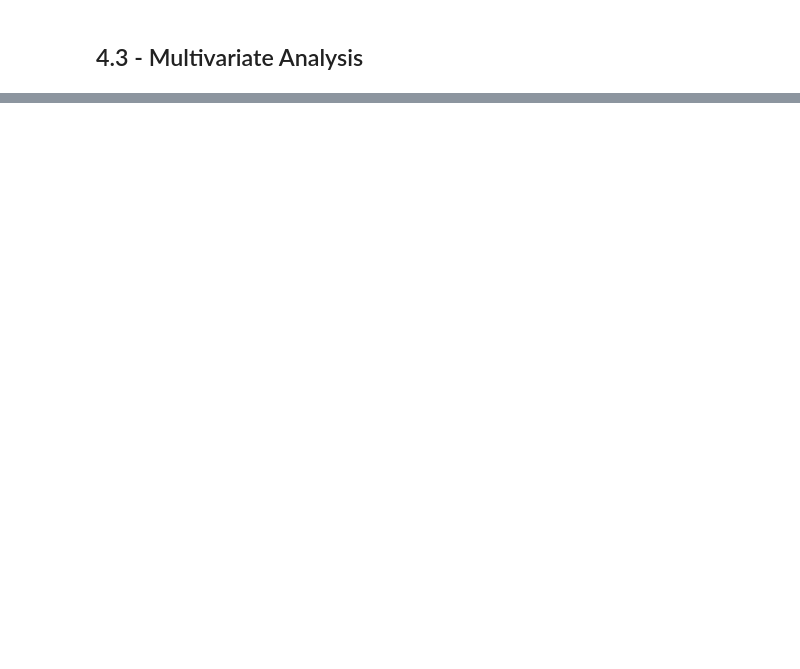
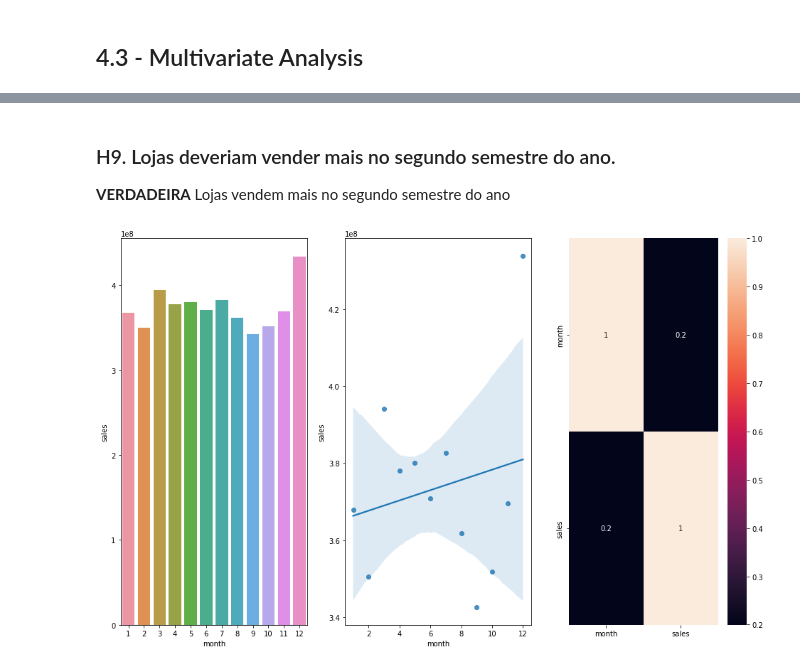
Before and after one commit to victor-vilela/rossman_store_sales, a Jupyter notebook: m04_v01_store_sales_prediction.ipynb, the cells around one changed output, grey strips where cells are left out. Cells and saved outputs as stored; diff of their text form; code cells hidden in the pictures; blank space fills up the shorter version.

```diff
--- a/m04_v01_store_sales_prediction.ipynb
+++ b/m04_v01_store_sales_prediction.ipynb
@@ -605,0 +615,20 @@ ax.legend(labels=['Tradicional & Extendida', 'Tradicional'])
+# %% [markdown]
+### H9. Lojas deveriam vender mais no segundo semestre do ano.
+**VERDADEIRA** Lojas vendem mais no segundo semestre do ano
+# %%
+plt.figure(figsize=(16,10))
+
+# Pelo ano de 2015 não estar fechado, foram considerados apenas os anos de 2013 e 2014
+aux = df4[df4['year'] < 2015]
+aux1 = aux[['month', 'sales']].groupby('month').sum().reset_index()
+
+plt.subplot( 1, 3, 1 )
+sns.barplot(x='month', y='sales', data=aux1);
+
+plt.subplot( 1, 3, 2 )
+sns.regplot(x='month', y='sales', data=aux1);
+
+plt.subplot( 1, 3, 3 )
+sns.heatmap( aux1.corr(method='pearson'), annot=True );
+# %% [output]
+[figure, added]
```
Also changed, not shown: parts of 23 cells of this notebook.
